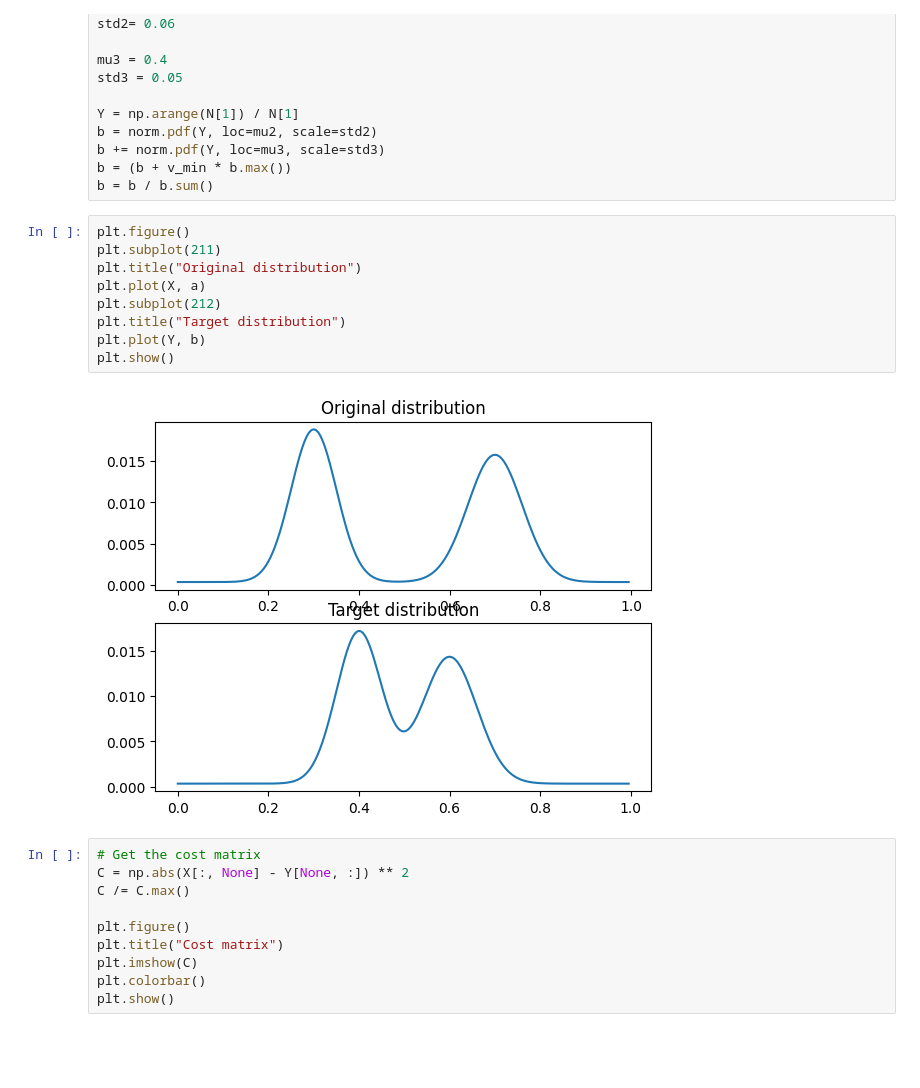
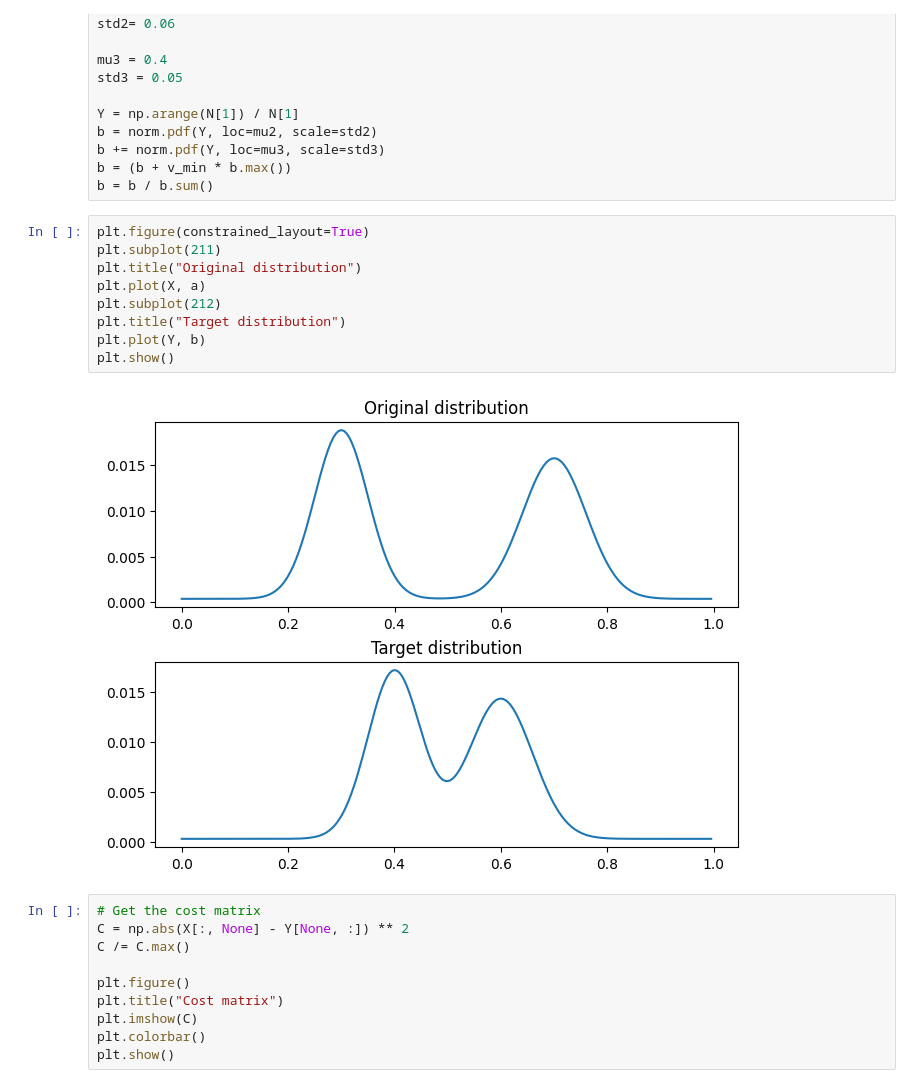
Before and after one commit to AuriantEmeric/OPT, a Jupyter notebook: result_reprod.ipynb, the cells around one changed output. Cells and saved outputs as stored; diff of their text form; blank space fills up the shorter version.

```diff
--- a/result_reprod.ipynb
+++ b/result_reprod.ipynb
@@ -36,16 +38,16 @@ b += norm.pdf(Y, loc=mu3, scale=std3)
 b = (b + v_min * b.max())
 b = b / b.sum()
 # %%
-plt.figure()
+plt.figure(constrained_layout=True)
 plt.subplot(211)
 plt.title("Original distribution")
 plt.plot(X, a)
 plt.subplot(212)
 plt.title("Target distribution")
 plt.plot(Y, b)
 plt.show()
 # %% [output]
-[figure, old version]
+[figure, new version]
 # %%
 # Get the cost matrix
 C = np.abs(X[:, None] - Y[None, :]) ** 2
```
Also changed, not shown: parts of 9 cells of this notebook.
